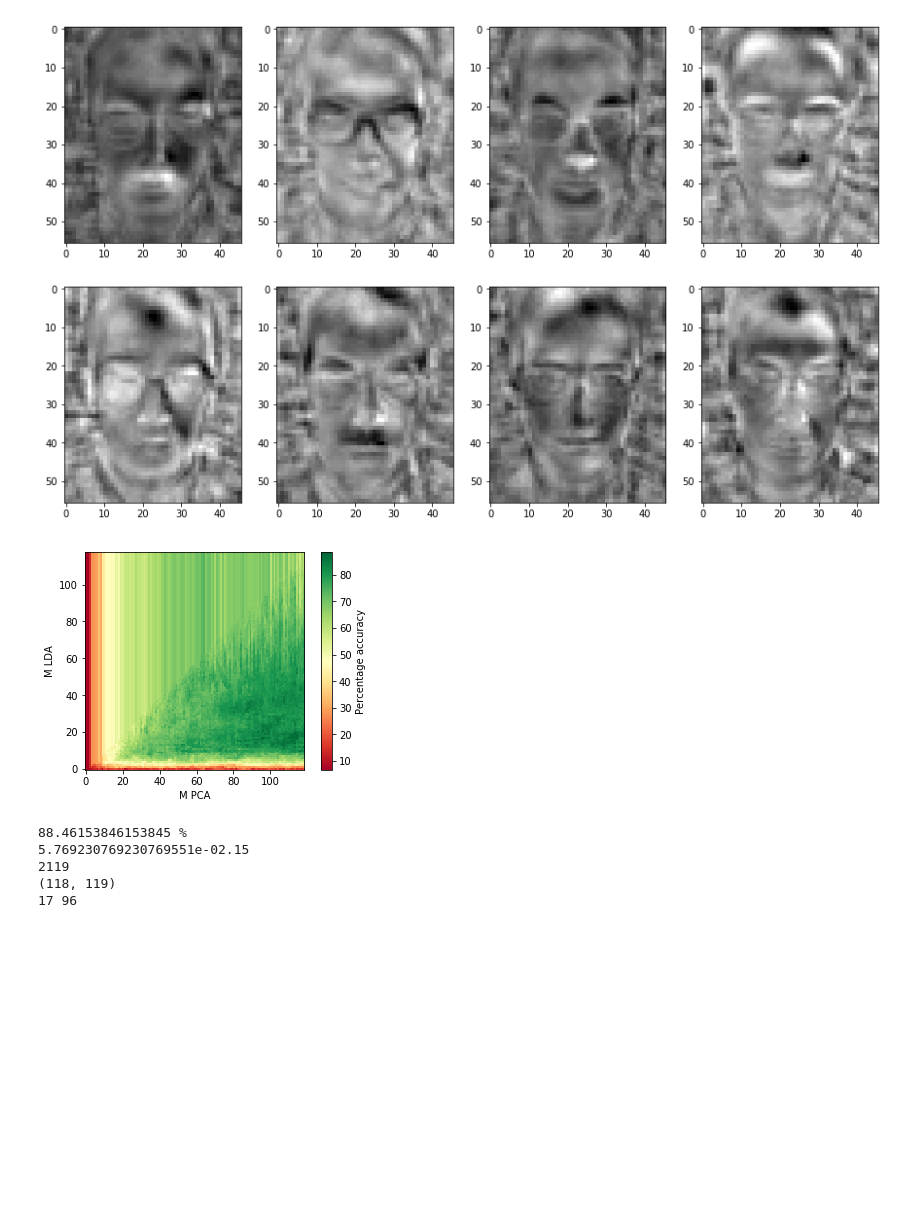
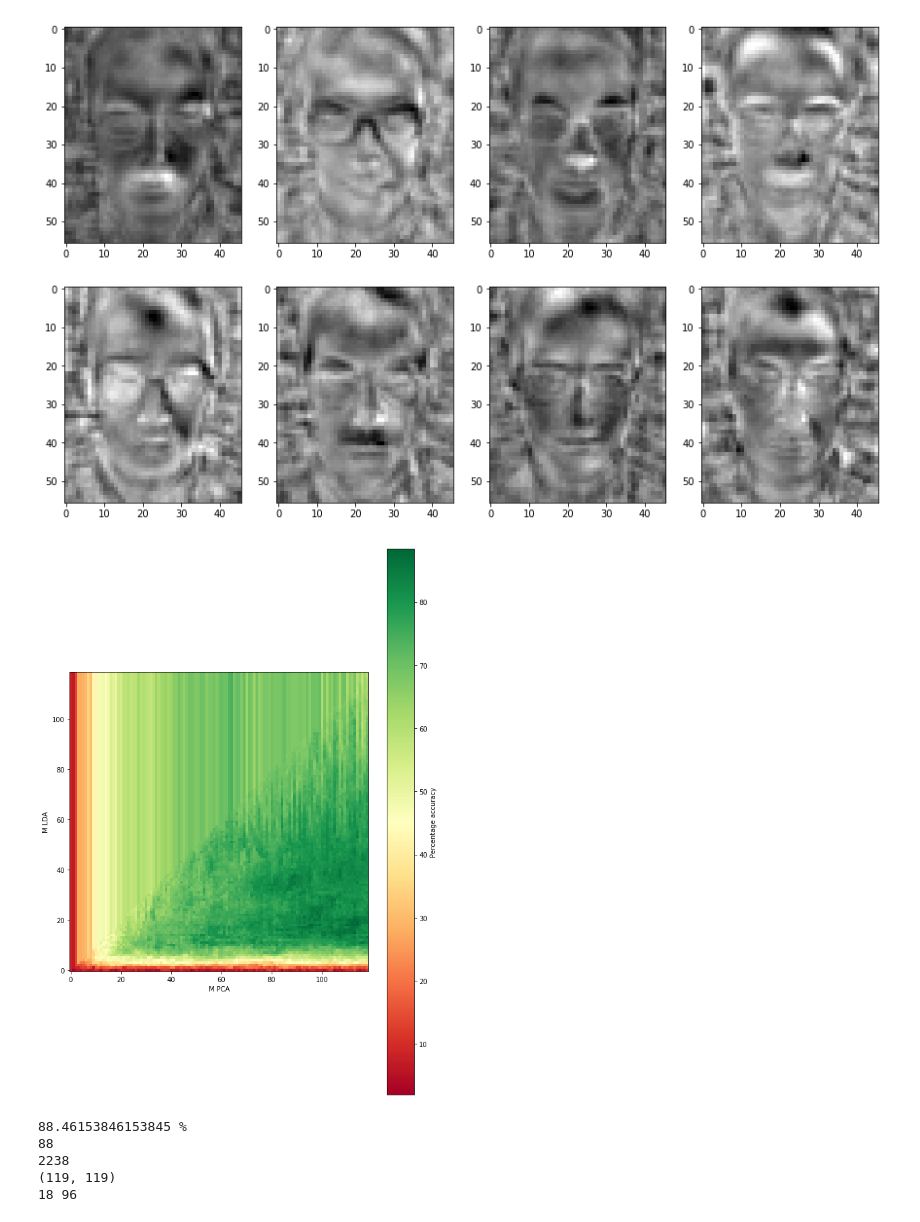
Before and after one commit to GPadley/EE4-68-PR, a Jupyter notebook: CW1/1.3_a.ipynb, the cells around one changed output. Drawn from its saved outputs; the diff is of its cells as text; code cells hidden in the pictures; blank space fills up the shorter version.

Commit message:
plot saved to images

```diff
--- a/CW1/1.3_a.ipynb
+++ b/CW1/1.3_a.ipynb
@@ -176,16 +176,16 @@ for i in range(1,9):
 # %% [output]
 [figure]
 # %%
-M_lda_pca = pd.read_csv('foo.csv')
+M_lda_pca = pd.read_csv('foo.csv', header = None)
 # %%
 plt.imshow(M_lda_pca*100, cmap='RdYlGn', origin='lower')
 plt.colorbar(label = 'Percentage accuracy')
 plt.xlabel('M PCA')
 plt.ylabel('M LDA')
-plt.
+# plt.
 plt.show()
 # %% [output]
-[figure, old version]
+[figure, new version]
 # %%
 maxboi = pd.DataFrame.max(pd.DataFrame.max(M_lda_pca))
 print(maxboi*100, '%')
@@ -197,7 +197,7 @@ M_PCA_max, M_LDA_max = divmod(index, 119) #check if this is 118 or 118??
 print(M_PCA_max, M_LDA_max)
 # %% [output]
 88.46153846153845 %
-5.769230769230769551e-02.15
-2119
-(118, 119)
-17 96
+88
+2238
+(119, 119)
+18 96
```
Also changed, not shown: parts of 1 cell of this notebook, 1 other file.
